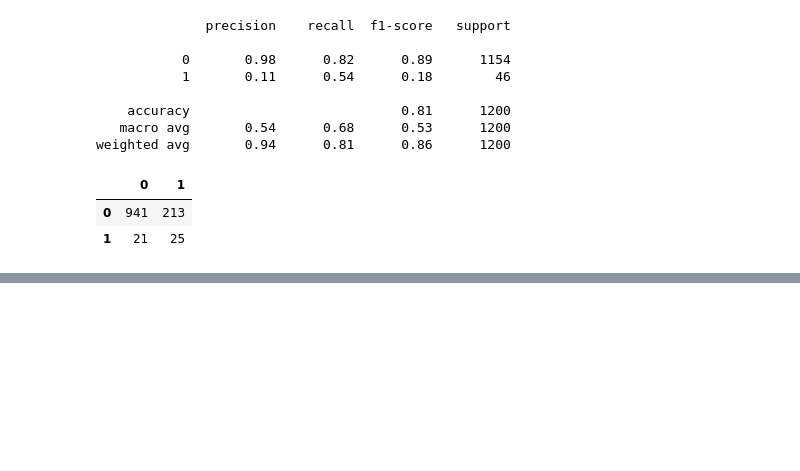
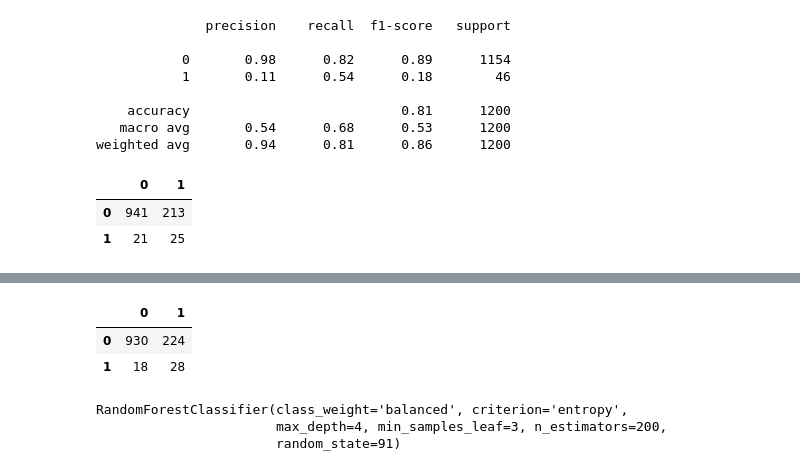
Before and after one commit to Project-DANE/DANE, a Jupyter notebook: andrew_modeling.ipynb, the cells around one changed output, grey strips where cells are left out. Cells and saved outputs as stored; diff of their text form; code cells hidden in the pictures; blank space fills up the shorter version.

```diff
--- a/andrew_modeling.ipynb
+++ b/andrew_modeling.ipynb
@@ -284,0 +304,10 @@ print(classification_report(y_val, val_pred))
+# %%
+train_up, y_up = sm.fit_resample(train_scaled, y_train)
+# %%
+rf = RandomForestClassifier(bootstrap=True,
+                            class_weight= 'balanced',
+                            criterion='entropy',
+                            min_samples_leaf=3,
+                            n_estimators=200,
+                            max_depth=4,
+                            random_state=91)
@@ -284,0 +320,2 @@ print(classification_report(y_val, val_pred))
+# %%
+val_pred = rf.predict(val_scaled)
@@ -284,0 +333,6 @@ print(classification_report(y_val, val_pred))
+# %%
+pd.DataFrame(confusion_matrix(y_val, val_pred), index=labels, columns=labels)
+# %% [output]
+|  | 0 | 1 |
+| 0 | 930 | 224 |
+| 1 | 18 | 28 |
@@ -284,0 +343,6 @@ print(classification_report(y_val, val_pred))
+# %%
+rf.fit(train_sm, y_sm)
+# %% [output]
+RandomForestClassifier(class_weight='balanced', criterion='entropy',
+                       max_depth=4, min_samples_leaf=3, n_estimators=200,
+                       random_state=91)
```
Also changed, not shown: parts of 48 cells of this notebook, 1 other file.
